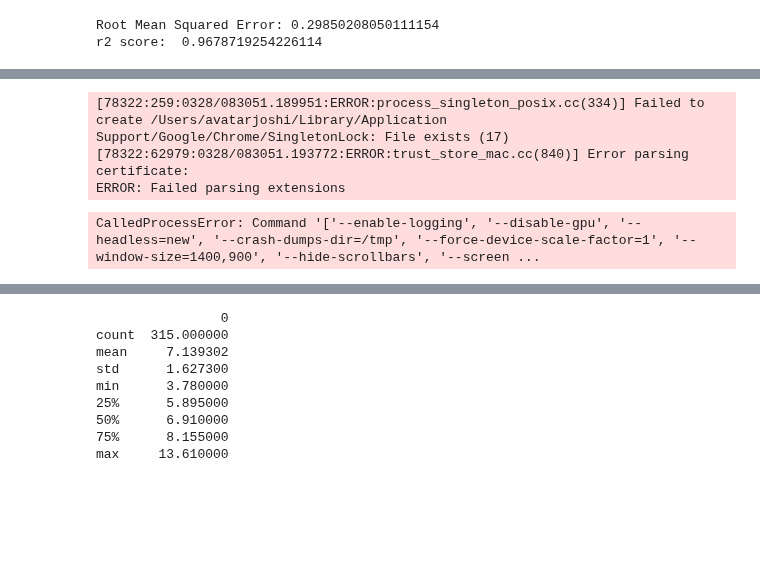
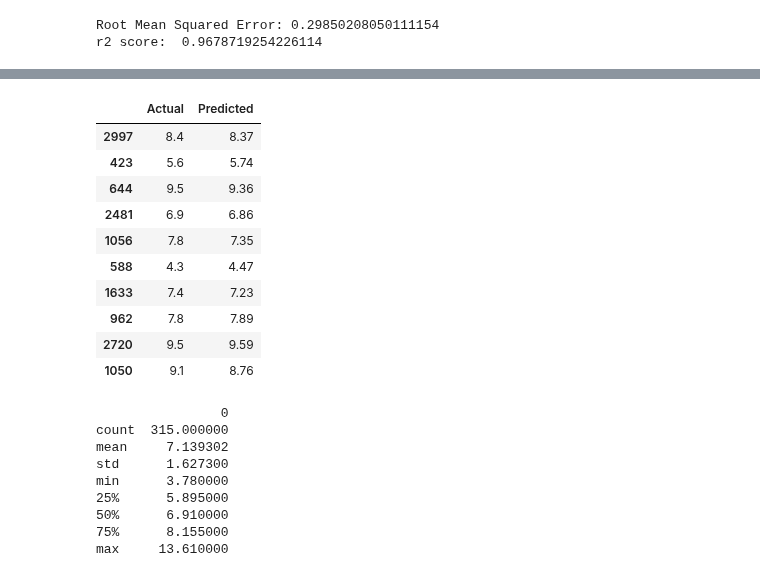
Before and after one commit to AvatarJoshi/copd_project, a Jupyter notebook: API_Connect.ipynb, the cells around one changed output, grey strips where cells are left out. Drawn from its saved outputs; the diff is of its cells as text; code cells hidden in the pictures; blank space fills up the shorter version.

```diff
--- a/API_Connect.ipynb
+++ b/API_Connect.ipynb
@@ -468,17 +476,16 @@ r2 score:  0.9678719254226114
 # %%
-# Import dependencies
-import dataframe_image as dfi
+# # Import dependencies
+# import dataframe_image as dfi
 
 # Create a dataframe of the actual and predicted values
 actual_predicted_df = pd.DataFrame({'Actual': y_test, 'Predicted': y_pred})
 
 # View the dataframe
-ap_df = actual_predicted_df.head(10)
+actual_predicted_df.head(10)
 
-# Export the dataframe as a png
-dfi.export(ap_df, './Images/dataframe.png')
+# # View the dataframe
+# ap_df = actual_predicted_df.head(10)
+
+# # Export the dataframe as a png
+# dfi.export(ap_df, './Images/dataframe.png')
 # %% [output]
-[78322:259:0328/083051.189951:ERROR:process_singleton_posix.cc(334)] Failed to create /Users/avatarjoshi/Library/Application Support/Google/Chrome/SingletonLock: File exists (17)
-[78322:62979:0328/083051.193772:ERROR:trust_store_mac.cc(840)] Error parsing certificate:
-ERROR: Failed parsing extensions
-CalledProcessError: Command '['--enable-logging', '--disable-gpu', '--headless=new', '--crash-dumps-dir=/tmp', '--force-device-scale-factor=1', '--window-size=1400,900', '--hide-scrollbars', '--screen ...
@@ -486,3 +492,14 @@ objc[78331]: Class WebSwapCGLLayer is implemented in both /System/Library/Framew
+|  | Actual | Predicted |
+| 2997 | 8.4 | 8.37 |
+| 423 | 5.6 | 5.74 |
+| 644 | 9.5 | 9.36 |
+| 2481 | 6.9 | 6.86 |
+| 1056 | 7.8 | 7.35 |
+| 588 | 4.3 | 4.47 |
+| 1633 | 7.4 | 7.23 |
+| 962 | 7.8 | 7.89 |
+| 2720 | 9.5 | 9.59 |
+| 1050 | 9.1 | 8.76 |
 # %%
 # View summary statistics for the predicted results
 print(pd.DataFrame(y_pred).describe())
```
Also changed, not shown: parts of 10 cells of this notebook.
